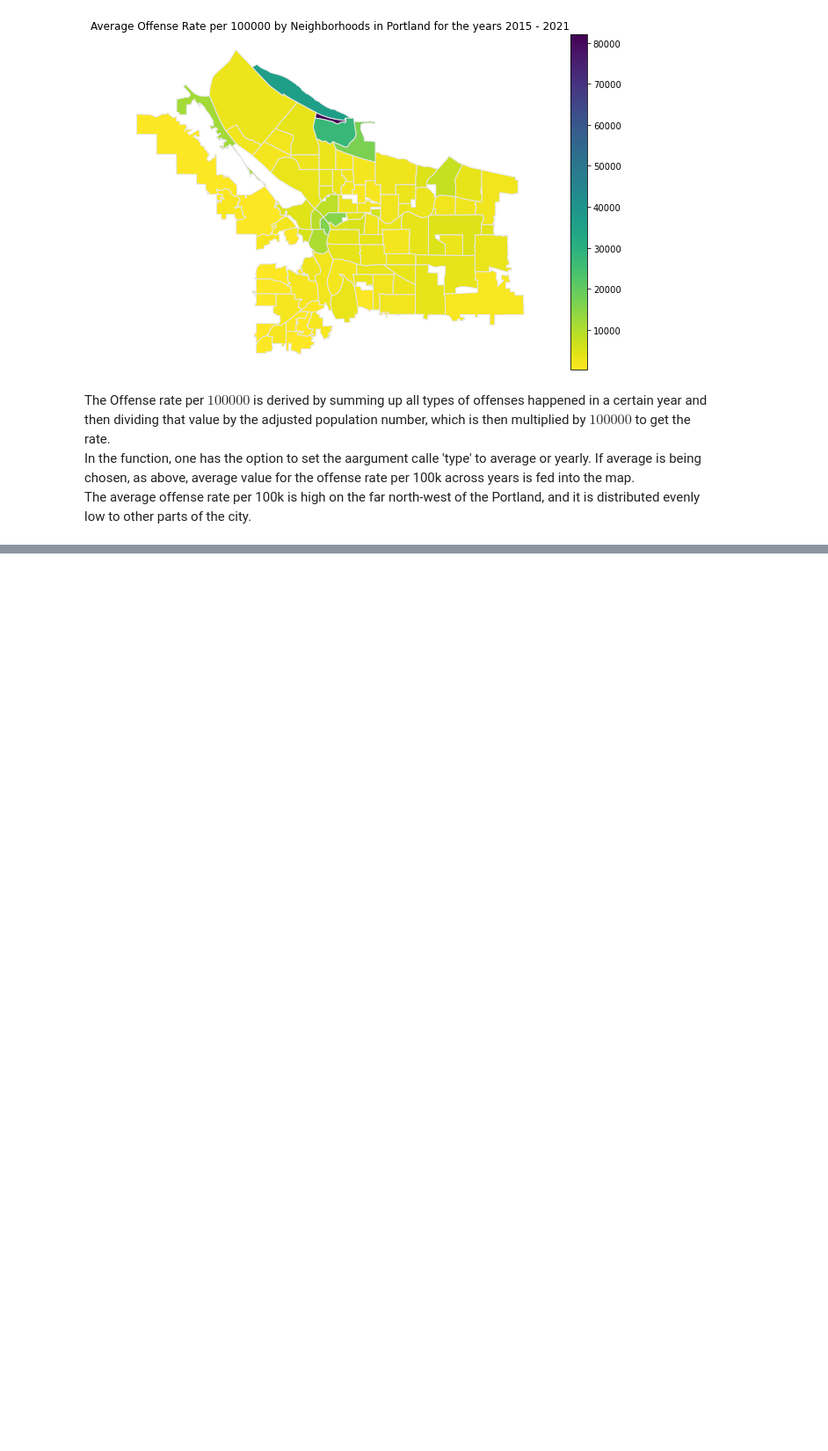
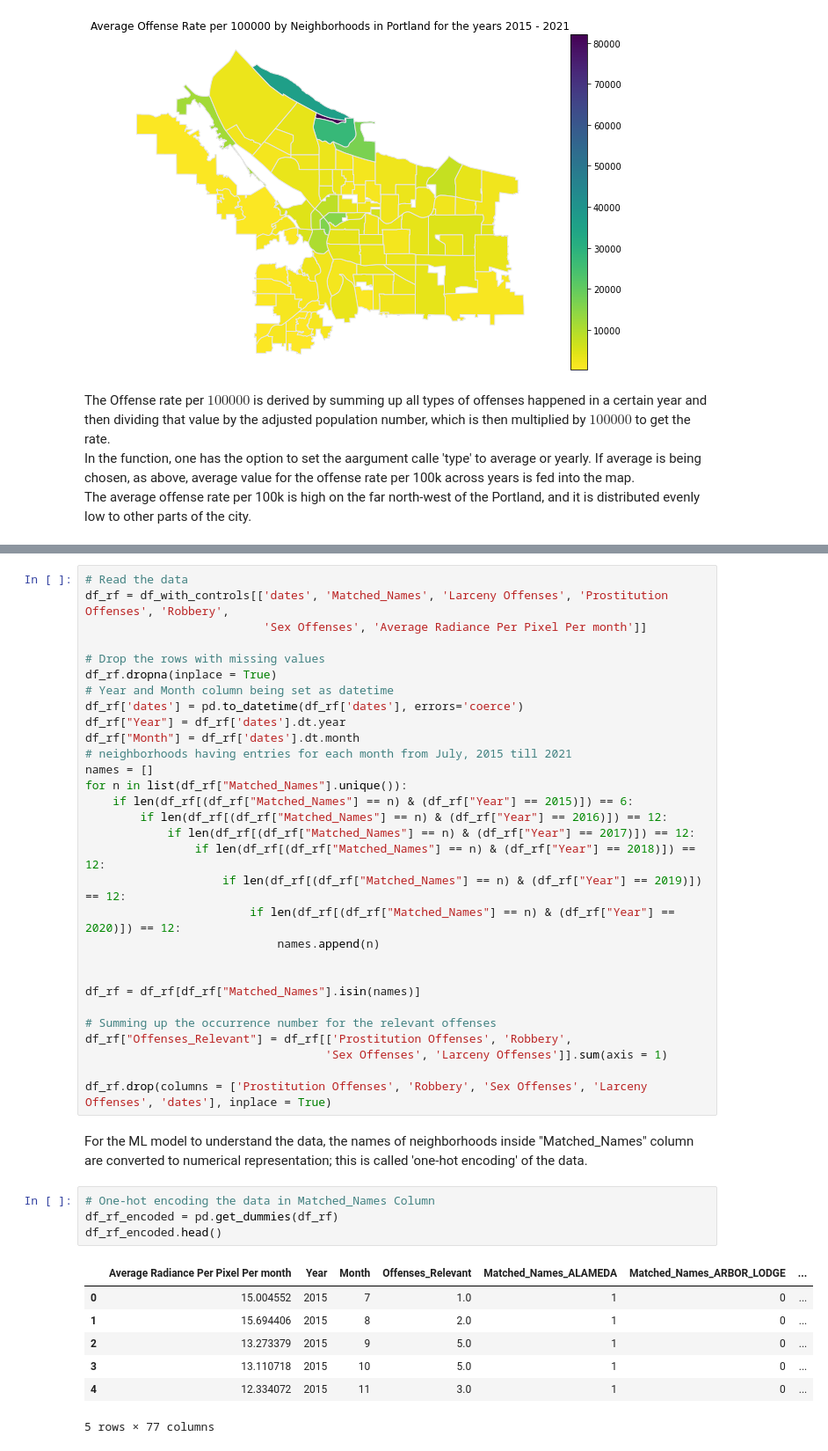
Before and after one commit to Abraham-newbie/Predicting_Crime_From_Space, a Jupyter notebook: project_sv_environment.ipynb, the cells around one changed output, grey strips where cells are left out. Shown at 88% size. Cells and saved outputs as stored; diff of their text form; blank space fills up the shorter version.

```diff
--- a/project_sv_environment.ipynb
+++ b/project_sv_environment.ipynb
@@ -277,0 +292,44 @@ The average offense rate per 100k is high on the far north-west of the Portland,
+# %%
+# Read the data
+df_rf = df_with_controls[['dates', 'Matched_Names', 'Larceny Offenses', 'Prostitution Offenses', 'Robbery',
+                          'Sex Offenses', 'Average Radiance Per Pixel Per month']]
+
+# Drop the rows with missing values
+df_rf.dropna(inplace = True)
+# Year and Month column being set as datetime
+df_rf['dates'] = pd.to_datetime(df_rf['dates'], errors='coerce')
+df_rf["Year"] = df_rf['dates'].dt.year
+df_rf["Month"] = df_rf['dates'].dt.month
+# neighborhoods having entries for each month from July, 2015 till 2021
+names = []
+for n in list(df_rf["Matched_Names"].unique()):
+    if len(df_rf[(df_rf["Matched_Names"] == n) & (df_rf["Year"] == 2015)]) == 6:
+        if len(df_rf[(df_rf["Matched_Names"] == n) & (df_rf["Year"] == 2016)]) == 12:
+            if len(df_rf[(df_rf["Matched_Names"] == n) & (df_rf["Year"] == 2017)]) == 12:
+                if len(df_rf[(df_rf["Matched_Names"] == n) & (df_rf["Year"] == 2018)]) == 12:
+                    if len(df_rf[(df_rf["Matched_Names"] == n) & (df_rf["Year"] == 2019)]) == 12:
+                        if len(df_rf[(df_rf["Matched_Names"] == n) & (df_rf["Year"] == 2020)]) == 12:
+                            names.append(n)
+
+
+df_rf = df_rf[df_rf["Matched_Names"].isin(names)]
+
+# Summing up the occurrence number for the relevant offenses
+df_rf["Offenses_Relevant"] = df_rf[['Prostitution Offenses', 'Robbery',
+                                   'Sex Offenses', 'Larceny Offenses']].sum(axis = 1)
+
+df_rf.drop(columns = ['Prostitution Offenses', 'Robbery', 'Sex Offenses', 'Larceny Offenses', 'dates'], inplace = True)
+# %% [markdown]
+For the ML model to understand the data, the names of neighborhoods inside "Matched_Names" column are converted to numerical representation; this is called 'one-hot encoding' of the data.
+# %%
+# One-hot encoding the data in Matched_Names Column
+df_rf_encoded = pd.get_dummies(df_rf)
+df_rf_encoded.head()
+# %% [output]
+|  | Average Radiance Per Pixel Per month | Year | Month | Offenses_Relevant | Matched_Names_ALAMEDA | Matched_Names_ARBOR_LODGE | ... |
+| 0 | 15.004552 | 2015 | 7 | 1.0 | 1 | 0 | ... |
+| 1 | 15.694406 | 2015 | 8 | 2.0 | 1 | 0 | ... |
+| 2 | 13.273379 | 2015 | 9 | 5.0 | 1 | 0 | ... |
+| 3 | 13.110718 | 2015 | 10 | 5.0 | 1 | 0 | ... |
+| 4 | 12.334072 | 2015 | 11 | 3.0 | 1 | 0 | ... |
+5 rows × 77 columns
```
Also changed, not shown: parts of 27 cells of this notebook.
